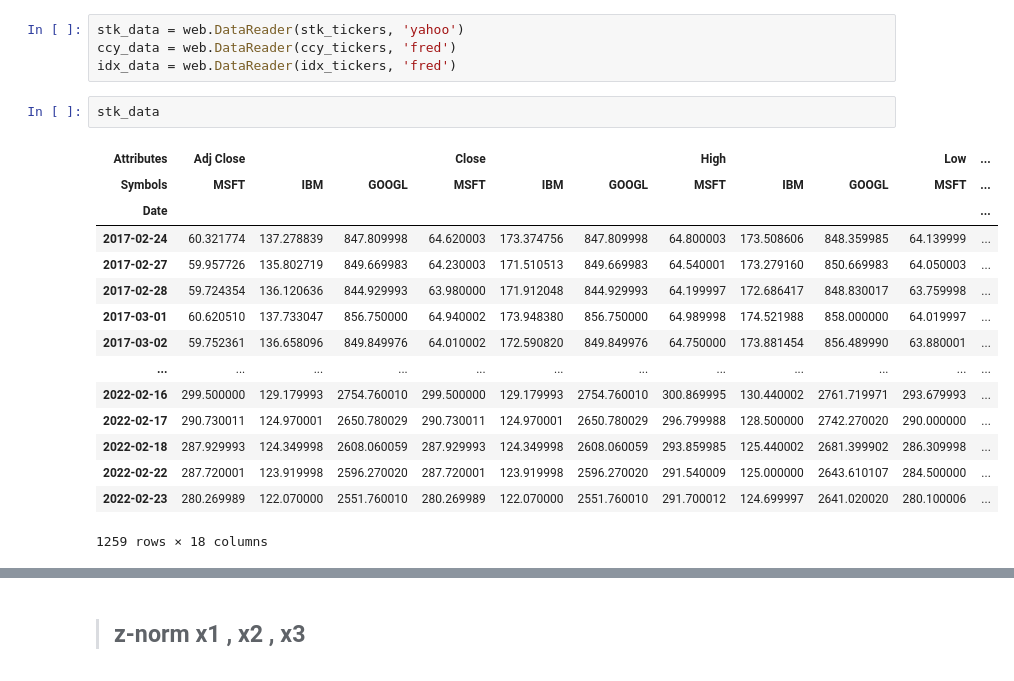
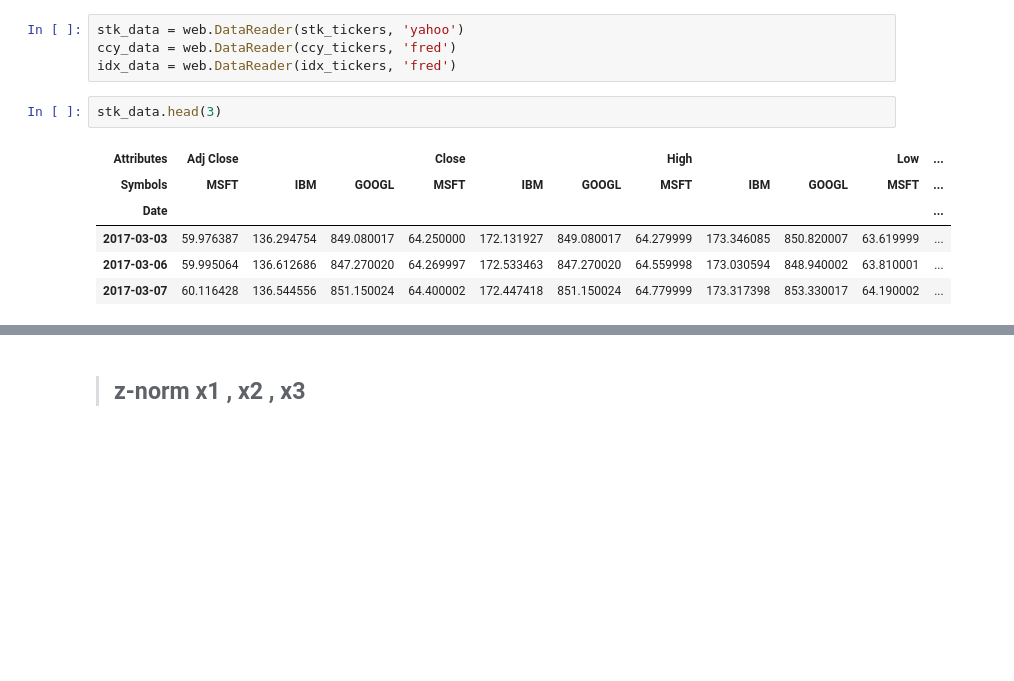
Before and after one commit to aphisit-ths/MACHINE-LEARNING-COURSE2022, a Jupyter notebook: [6#HYPERPARAMETER TUNING]/HYPERPARAMETER TUNING.ipynb, the cells around one changed output, grey strips where cells are left out. Drawn from its saved outputs; the diff is of its cells as text; blank space fills up the shorter version.

```diff
--- a/[6#HYPERPARAMETER TUNING]/HYPERPARAMETER TUNING.ipynb
+++ b/[6#HYPERPARAMETER TUNING]/HYPERPARAMETER TUNING.ipynb
@@ -23,20 +26,11 @@ stk_data = web.DataReader(stk_tickers, 'yahoo')
 ccy_data = web.DataReader(ccy_tickers, 'fred')
 idx_data = web.DataReader(idx_tickers, 'fred')
 # %%
-stk_data
+stk_data.head(3)
 # %% [output]
 | Attributes | Adj Close |  |  | Close |  |  | High |  |  | Low | ... |
 | Symbols | MSFT | IBM | GOOGL | MSFT | IBM | GOOGL | MSFT | IBM | GOOGL | MSFT | ... |
 | Date |  |  |  |  |  |  |  |  |  |  | ... |
-| 2017-02-24 | 60.321774 | 137.278839 | 847.809998 | 64.620003 | 173.374756 | 847.809998 | 64.800003 | 173.508606 | 848.359985 | 64.139999 | ... |
-| 2017-02-27 | 59.957726 | 135.802719 | 849.669983 | 64.230003 | 171.510513 | 849.669983 | 64.540001 | 173.279160 | 850.669983 | 64.050003 | ... |
-| 2017-02-28 | 59.724354 | 136.120636 | 844.929993 | 63.980000 | 171.912048 | 844.929993 | 64.199997 | 172.686417 | 848.830017 | 63.759998 | ... |
-| 2017-03-01 | 60.620510 | 137.733047 | 856.750000 | 64.940002 | 173.948380 | 856.750000 | 64.989998 | 174.521988 | 858.000000 | 64.019997 | ... |
-| 2017-03-02 | 59.752361 | 136.658096 | 849.849976 | 64.010002 | 172.590820 | 849.849976 | 64.750000 | 173.881454 | 856.489990 | 63.880001 | ... |
-| ... | ... | ... | ... | ... | ... | ... | ... | ... | ... | ... | ... |
-| 2022-02-16 | 299.500000 | 129.179993 | 2754.760010 | 299.500000 | 129.179993 | 2754.760010 | 300.869995 | 130.440002 | 2761.719971 | 293.679993 | ... |
-| 2022-02-17 | 290.730011 | 124.970001 | 2650.780029 | 290.730011 | 124.970001 | 2650.780029 | 296.799988 | 128.500000 | 2742.270020 | 290.000000 | ... |
-| 2022-02-18 | 287.929993 | 124.349998 | 2608.060059 | 287.929993 | 124.349998 | 2608.060059 | 293.859985 | 125.440002 | 2681.399902 | 286.309998 | ... |
-| 2022-02-22 | 287.720001 | 123.919998 | 2596.270020 | 287.720001 | 123.919998 | 2596.270020 | 291.540009 | 125.000000 | 2643.610107 | 284.500000 | ... |
-| 2022-02-23 | 280.269989 | 122.070000 | 2551.760010 | 280.269989 | 122.070000 | 2551.760010 | 291.700012 | 124.699997 | 2641.020020 | 280.100006 | ... |
+| 2017-03-03 | 59.976387 | 136.294754 | 849.080017 | 64.250000 | 172.131927 | 849.080017 | 64.279999 | 173.346085 | 850.820007 | 63.619999 | ... |
+| 2017-03-06 | 59.995064 | 136.612686 | 847.270020 | 64.269997 | 172.533463 | 847.270020 | 64.559998 | 173.030594 | 848.940002 | 63.810001 | ... |
+| 2017-03-07 | 60.116428 | 136.544556 | 851.150024 | 64.400002 | 172.447418 | 851.150024 | 64.779999 | 173.317398 | 853.330017 | 64.190002 | ... |
-1259 rows × 18 columns
```
Also changed, not shown: parts of 80 cells of this notebook, 4 other files.
